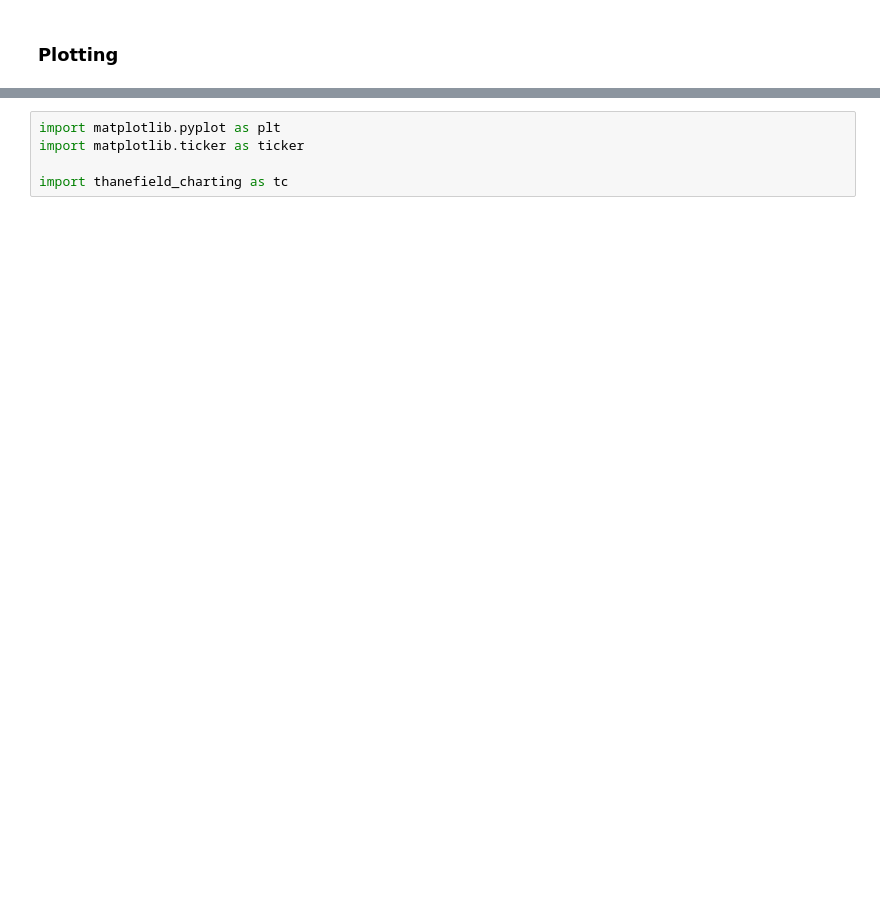
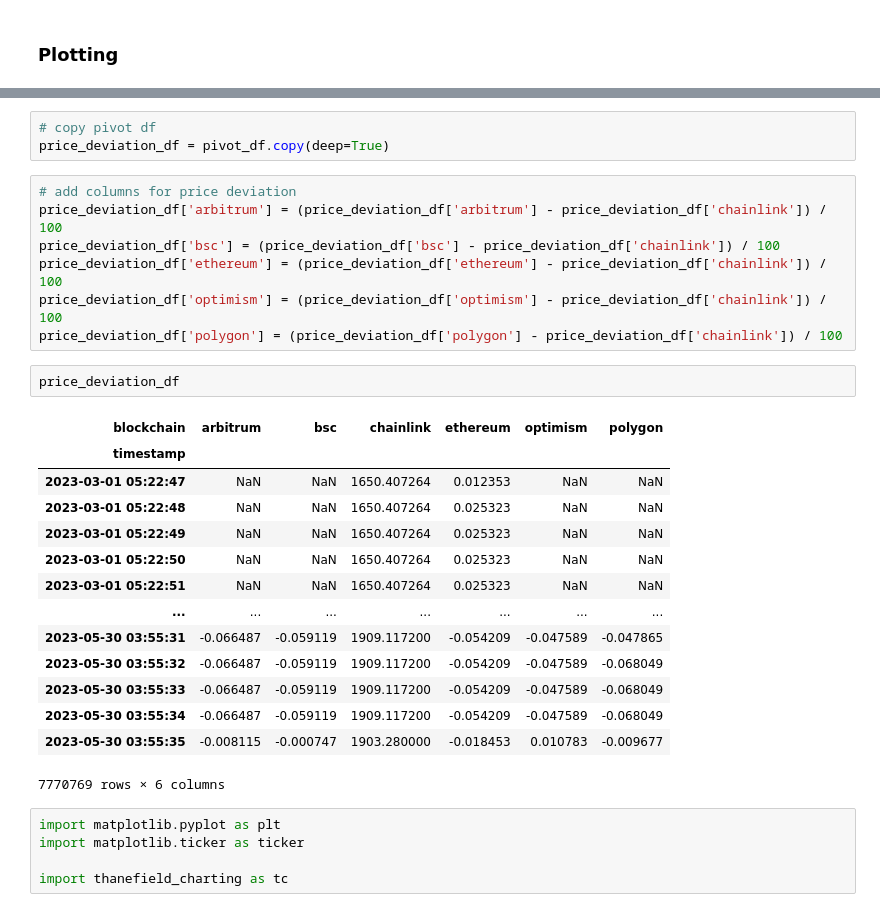
Before and after one commit to Evan-Kim2028/cross_chain_dexes, a Jupyter notebook: cross_chain_prices.ipynb, the cells around one changed output, grey strips where cells are left out. Cells and saved outputs as stored; diff of their text form; blank space fills up the shorter version.

```diff
--- a/cross_chain_prices.ipynb
+++ b/cross_chain_prices.ipynb
@@ -109,3 +196,30 @@ ValueError: Index contains duplicate entries, cannot reshape
+# %%
+# copy pivot df
+price_deviation_df = pivot_df.copy(deep=True)
+# %%
+# add columns for price deviation
+price_deviation_df['arbitrum'] = (price_deviation_df['arbitrum'] - price_deviation_df['chainlink']) / 100
+price_deviation_df['bsc'] = (price_deviation_df['bsc'] - price_deviation_df['chainlink']) / 100
+price_deviation_df['ethereum'] = (price_deviation_df['ethereum'] - price_deviation_df['chainlink']) / 100
+price_deviation_df['optimism'] = (price_deviation_df['optimism'] - price_deviation_df['chainlink']) / 100
+price_deviation_df['polygon'] = (price_deviation_df['polygon'] - price_deviation_df['chainlink']) / 100
+# %%
+price_deviation_df
+# %% [output]
+| blockchain | arbitrum | bsc | chainlink | ethereum | optimism | polygon |
+| timestamp |  |  |  |  |  |  |
+| 2023-03-01 05:22:47 | NaN | NaN | 1650.407264 | 0.012353 | NaN | NaN |
+| 2023-03-01 05:22:48 | NaN | NaN | 1650.407264 | 0.025323 | NaN | NaN |
+| 2023-03-01 05:22:49 | NaN | NaN | 1650.407264 | 0.025323 | NaN | NaN |
+| 2023-03-01 05:22:50 | NaN | NaN | 1650.407264 | 0.025323 | NaN | NaN |
+| 2023-03-01 05:22:51 | NaN | NaN | 1650.407264 | 0.025323 | NaN | NaN |
+| ... | ... | ... | ... | ... | ... | ... |
+| 2023-05-30 03:55:31 | -0.066487 | -0.059119 | 1909.117200 | -0.054209 | -0.047589 | -0.047865 |
+| 2023-05-30 03:55:32 | -0.066487 | -0.059119 | 1909.117200 | -0.054209 | -0.047589 | -0.068049 |
+| 2023-05-30 03:55:33 | -0.066487 | -0.059119 | 1909.117200 | -0.054209 | -0.047589 | -0.068049 |
+| 2023-05-30 03:55:34 | -0.066487 | -0.059119 | 1909.117200 | -0.054209 | -0.047589 | -0.068049 |
+| 2023-05-30 03:55:35 | -0.008115 | -0.000747 | 1903.280000 | -0.018453 | 0.010783 | -0.009677 |
+7770769 rows × 6 columns
 # %%
 import matplotlib.pyplot as plt
 import matplotlib.ticker as ticker
```
Also changed, not shown: parts of 27 cells of this notebook, 1 other file.
